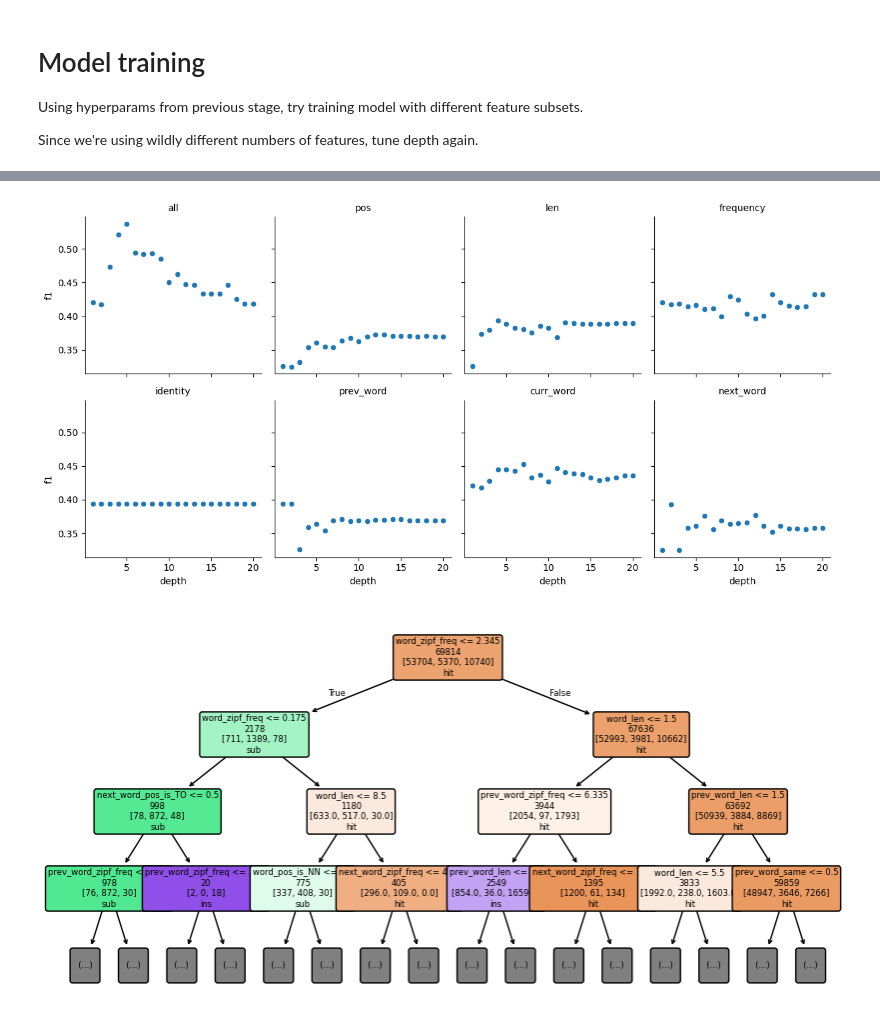
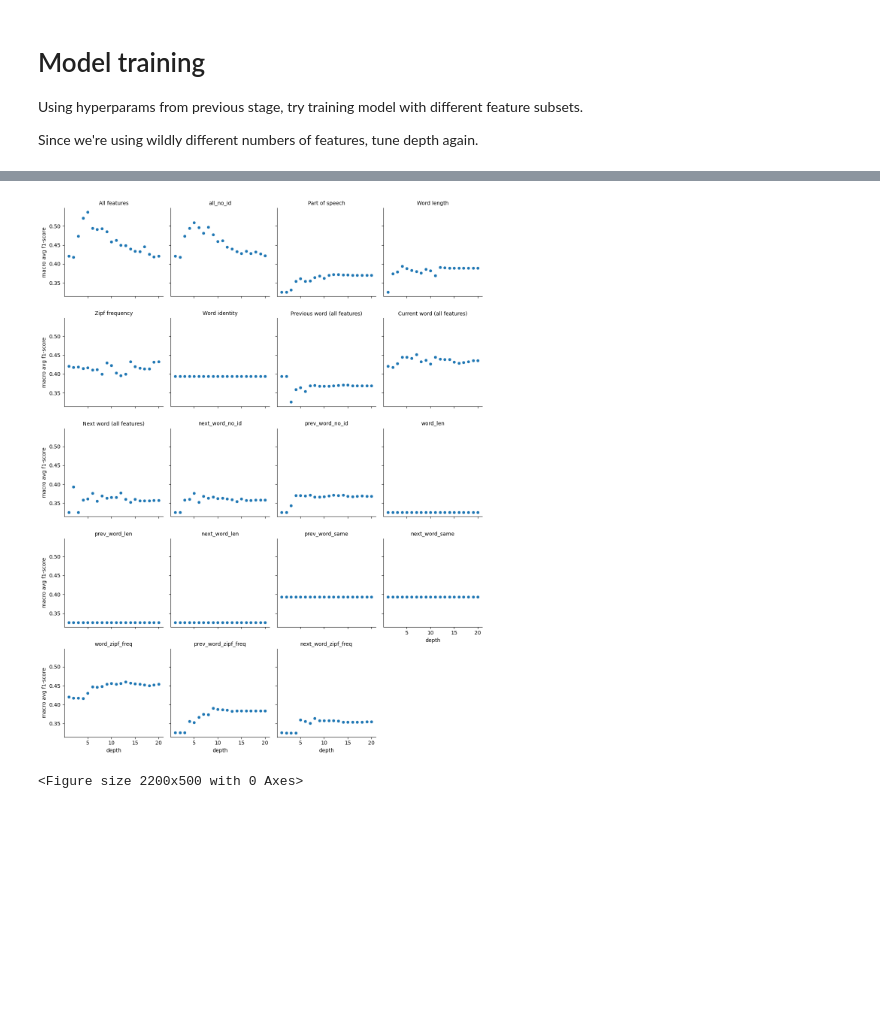
Before and after one commit to markjosims/u3u_project1, a Jupyter notebook: data_preprocess_mark.ipynb, the cells around one changed output, grey strips where cells are left out. Cells and saved outputs as stored; diff of their text form; code cells hidden in the pictures; blank space fills up the shorter version.

Commit message:
visualize results

```diff
--- a/data_preprocess_mark.ipynb
+++ b/data_preprocess_mark.ipynb
@@ -425,6 +415,7 @@ Using hyperparams from previous stage, try training model with different feature
 
 Since we're using wildly different numbers of features, tune depth again.
 # %%
+all_no_id = [col for col in feat_cols if 'same' not in col]
 pos_feats = [col for col in feat_cols if 'pos' in col]
 len_feats = [col for col in feat_cols if 'len' in col]
 freq_feats = [col for col in feat_cols if 'freq' in col]
@@ -432,8 +423,12 @@ identity_feats = [col for col in feat_cols if 'same' in col]
 prev_word_feats = [col for col in feat_cols if col.startswith('prev')]
 curr_word_feats = [col for col in feat_cols if col.startswith('word')]
 next_word_feats = [col for col in feat_cols if col.startswith('next')]
+
+prev_word_feats_no_id = [col for col in feat_cols if col.startswith('prev') and 'same' not in col]
+next_word_feats_no_id = [col for col in feat_cols if col.startswith('next') and 'same' not in col]
 feat_groups = {
     "all": feat_cols,
+    "all_no_id": all_no_id,
     "pos": pos_feats,
     "len": len_feats,
     "frequency": freq_feats,
@@ -441,7 +436,19 @@ feat_groups = {
     "prev_word": prev_word_feats,
     "curr_word": curr_word_feats,
     "next_word": next_word_feats,
+    "next_word_no_id": next_word_feats_no_id,
+    "prev_word_no_id": prev_word_feats_no_id,
 }
+# add single predictor groups
+feat_groups.update({
+    feat:[feat] for feat in len_feats
+})
+feat_groups.update({
+    feat:[feat] for feat in identity_feats
+})
+feat_groups.update({
+    feat:[feat] for feat in freq_feats
+})
 # %%
 sub_sample_ratio = 0.1
 ins_sample_ratio = 0.2
@@ -512,28 +529,46 @@ train_score_df.pivot_table(index=['features'], values=['f1'], aggfunc='max')
 # %%
-g=sns.FacetGrid(data=train_score_df, col='features', col_wrap=4)
-g.map_dataframe(sns.scatterplot, x='depth', y='f1')
+feat2long = {
+    'all': 'All features',
+    'pos': 'Part of speech',
+    'len': 'Word length',
+    'frequency': 'Zipf frequency',
+    'identity': 'Word identity',
+    'prev_word': 'Previous word (all features)',
+    'curr_word': 'Current word (all features)',
+    'next_word': 'Next word (all features)',
+}
+feat2long.update({feat:feat for feat in train_score_df['features'].unique() if feat not in feat2long})
+
+train_score_df['feature_sets']=train_score_df['features'].map(feat2long)
+g=sns.FacetGrid(data=train_score_df, col='feature_sets', col_wrap=4)
+g.map_dataframe(sns.scatterplot, x='depth', y='macro avg f1-score')
 g.add_legend()
 g.set_titles(col_template="{col_name}")
 plt.show()
 # %% [output]
-[figure, old version]
+[figure, new version]
 # %%
-plt.figure(figsize=(10, 5))
+plt.figure(figsize=(22, 5))
 tree_clf = sklearn.tree.DecisionTreeClassifier(max_depth=5)
-X = train_df[feat_cols].to_numpy()
-X_test = test_df[feat_cols].to_numpy()
+feat_list=feat_cols
+X = train_df[feat_list].to_numpy()
+X_test = test_df[feat_list].to_numpy()
 tree_clf.fit(X, y)
-sklearn.tree.plot_tree(
+sklearn.tree.export_graphviz(
     tree_clf,
-    feature_names=feat_cols,
+    feature_names=[
+        feat.replace('next_word', 'next').replace('prev_word', 'prev').replace('_pos_is', '==')
+        for feat in feat_list
+    ],
     class_names=['hit', 'sub', 'ins'],
-    fontsize=6,
+    # fontsize=10,
     impurity=False,
     label='none',
     filled=True,
     rounded=True,
     max_depth=3,
+    out_file='all_feat.dot'
 )
 plt.show()
 # %% [output]
-[figure, removed]
+<Figure size 2200x500 with 0 Axes>
```
Also changed, not shown: parts of 12 cells of this notebook.
